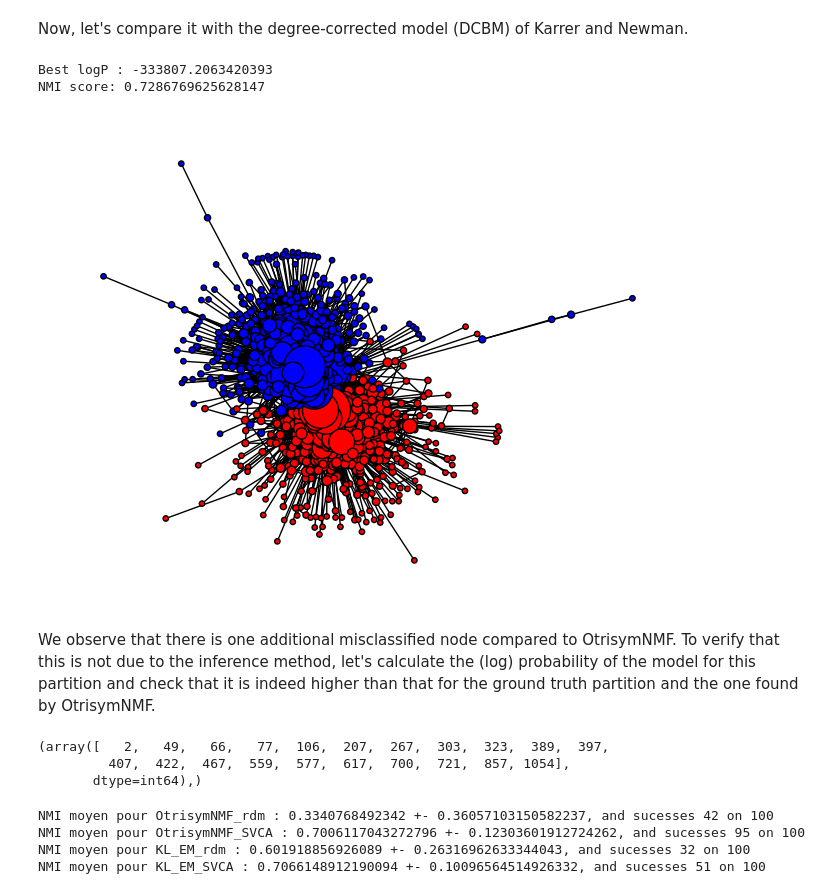
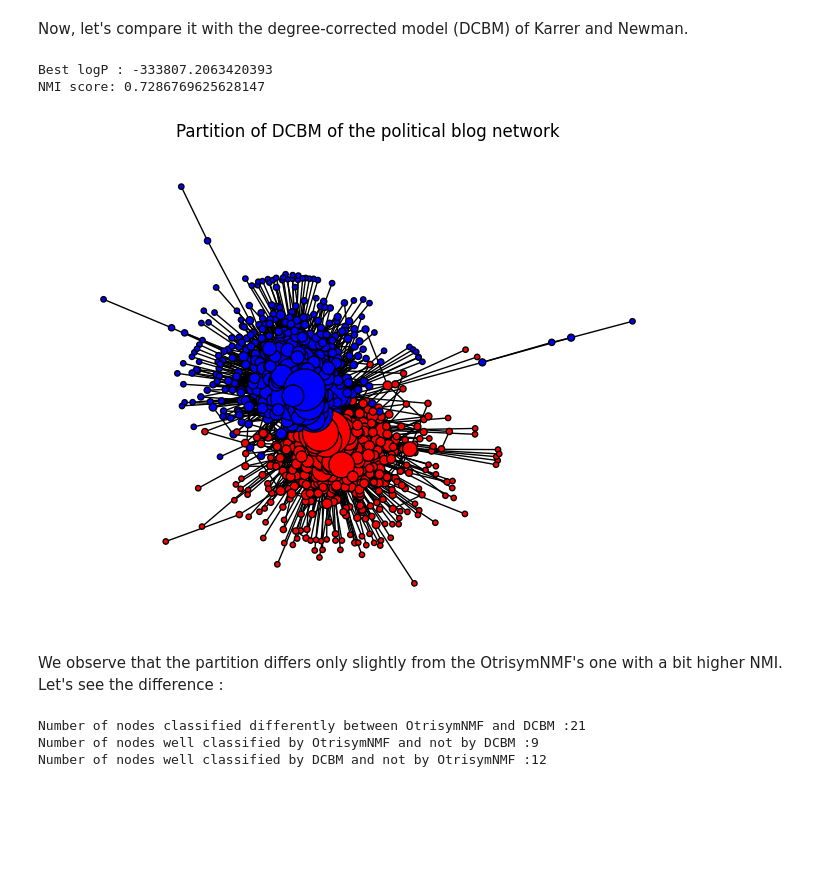
Before and after one commit to Alexia1305/OtrisymNMF_DCBM, a Jupyter notebook: Polblogs.ipynb, the cells around one changed output. Saved outputs shown, nothing was run; the diff lists cells and outputs as text; code cells hidden in the pictures; blank space fills up the shorter version.

```diff
--- a/Polblogs.ipynb
+++ b/Polblogs.ipynb
@@ -65,65 +54,34 @@ Now, let's compare it with the degree-corrected model (DCBM) of Karrer and Newma
 # %%
 import pysbm
 from Utils import DC_BM
 import random
 random.seed(12)
 np.random.seed(40)
+
+#DCBM
 DCBM_partition=DC_BM(G,2,pysbm.DegreeCorrectedUnnormalizedLogLikelyhood,pysbm.EMInference, numTrials=1,init_method="SVCA")
 print("NMI score:",NMI(True_partition,DCBM_partition))
-nx.draw(G, position, node_color=['r' if i == 1 else 'b' for i in DCBM_partition],node_size=node_sizes, edgecolors='black')
+
+# Change cluster 0 and 1 to have the same indexing
+DCBM_partition=[1 - x for x in DCBM_partition]
+
+# Display the partition
+nx.draw(G, position, node_color=['r' if i == 0 else 'b' for i in DCBM_partition],node_size=node_sizes, edgecolors='black')
+pl.title("Partition of DCBM of the political blog network")
 pl.show()
 # %% [output]
 Best logP : -333807.2063420393
 NMI score: 0.7286769625628147
-[figure, old version]
+[figure, new version]
-# %% [markdown]
-We observe that there is one additional misclassified node compared to OtrisymNMF. To verify that this is not due to the inference method, let's calculate the (log) probability of the model for this partition and check that it is indeed higher than that for the ground truth partition and the one found by OtrisymNMF.
-# %%
-np.where(DCBM_partition==v)
-# %% [output]
-(array([   2,   49,   66,   77,  106,  207,  267,  303,  323,  389,  397,
-         407,  422,  467,  559,  577,  617,  700,  721,  857, 1054],
-       dtype=int64),)
-# %%
-
-random.seed(12)
-np.random.seed(35)
-nb_tests=100
-trials=1
-NMI_moyen={"OtrisymNMF_rdm":[],"OtrisymNMF_SVCA":[],"KL_EM_rdm":[],"KL_EM_SVCA":[]}
-success={"OtrisymNMF_rdm":0,"OtrisymNMF_SVCA":0,"KL_EM_rdm":0,"KL_EM_SVCA":0}
-for test in range(nb_tests):
-
-    # OtrsisymNMF rdm
-    w, v, S, error = OtrisymNMF.OtrisymNMF_CD(X,2,numTrials=trials,verbosity=0,init_method="random")
-    NMI_moyen["OtrisymNMF_rdm"].append(NMI(v,True_partition))
-    if NMI(v,True_partition)>=0.722389545475209:
-        success["OtrisymNMF_rdm"]+=1
-
-
-
-    # OtrisymNMF SVCA
-    w, v, S, error = OtrisymNMF.OtrisymNMF_CD(X,2,numTrials=trials,verbosity=0,init_method="SVCA")
-    NMI_moyen["OtrisymNMF_SVCA"].append(NMI(v,True_partition))
-    if NMI(v,True_partition)>= 0.722389545475209 :
-        success["OtrisymNMF_SVCA"]+=1
-
-    # KL_EM rdm
-    DCBM_partition=DC_BM(G,2,pysbm.DegreeCorrectedUnnormalizedLogLikelyhood,pysbm.EMInference, numTrials=trials,verbosity=0,tri=False,init_method="random")
-    NMI_moyen["KL_EM_rdm"].append(NMI(DCBM_partition,True_partition))
-    if NMI(DCBM_partition,True_partition)>= 0.72867696256281:
-        success["KL_EM_rdm"]+=1
-
-    # KL_EM SVCA
-    DCBM_partition=DC_BM(G,2,pysbm.DegreeCorrectedUnnormalizedLogLikelyhood,pysbm.EMInference, numTrials=trials,verbosity=0,tri=False,init_method="SVCA")
-    NMI_moyen["KL_EM_SVCA"].append(NMI(DCBM_partition,True_partition))
-    if NMI(DCBM_partition,True_partition)>= 0.72867696256281:
-        success["KL_EM_SVCA"]+=1
-
-for algo in ["OtrisymNMF_rdm","OtrisymNMF_SVCA","KL_EM_rdm","KL_EM_SVCA"]:
-    print(f"NMI moyen pour {algo} : {np.mean(NMI_moyen[algo])} +- {np.std(NMI_moyen[algo])}, and sucesses {success[algo]} on {nb_tests} ")
-# %% [output]
-NMI moyen pour OtrisymNMF_rdm : 0.3340768492342 +- 0.36057103150582237, and sucesses 42 on 100
-NMI moyen pour OtrisymNMF_SVCA : 0.7006117043272796 +- 0.12303601912724262, and sucesses 95 on 100
-NMI moyen pour KL_EM_rdm : 0.601918856926089 +- 0.26316962633344043, and sucesses 32 on 100
-NMI moyen pour KL_EM_SVCA : 0.7066148912190094 +- 0.10096564514926332, and sucesses 51 on 100
+# %% [markdown]
+We observe that the partition differs only slightly from the OtrisymNMF's one with a bit higher NMI. Let's see the difference :
+# %%
+nodediff=np.where(DCBM_partition!=v)[0]
+print(f"Number of nodes classified differently between OtrisymNMF and DCBM :{len(nodediff)}")
+v[nodediff]
+print(f"Number of nodes well classified by OtrisymNMF and not by DCBM :{np.sum((v[nodediff] == np.array(True_partition)[nodediff]))}")
+print(f"Number of nodes well classified by DCBM and not by OtrisymNMF :{np.sum((np.array(DCBM_partition)[nodediff] == np.array(True_partition)[nodediff]))}")
+# %% [output]
+Number of nodes classified differently between OtrisymNMF and DCBM :21
+Number of nodes well classified by OtrisymNMF and not by DCBM :9
+Number of nodes well classified by DCBM and not by OtrisymNMF :12
```
Also changed, not shown: parts of 7 cells of this notebook, 12 other files.
